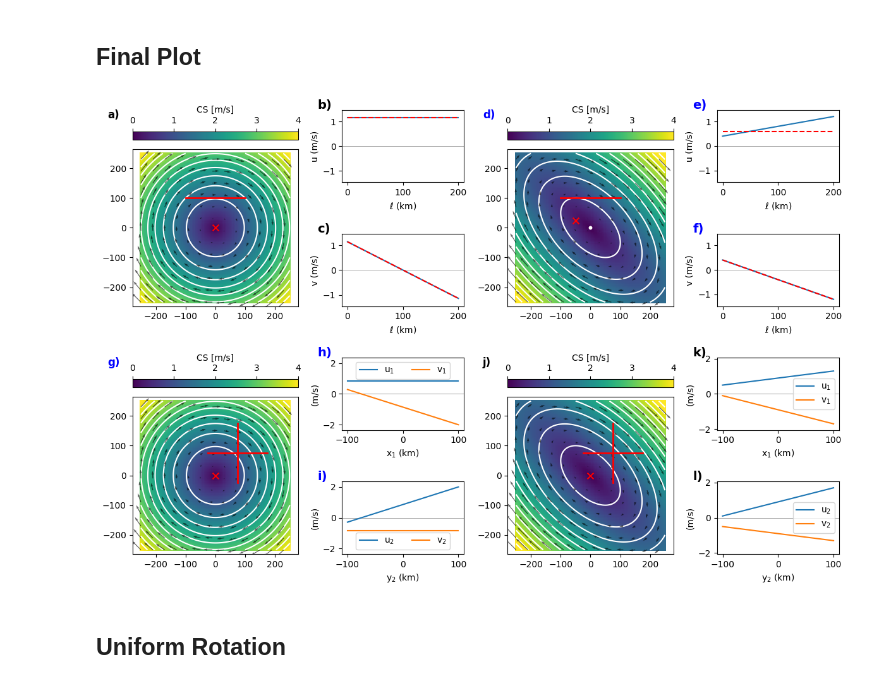
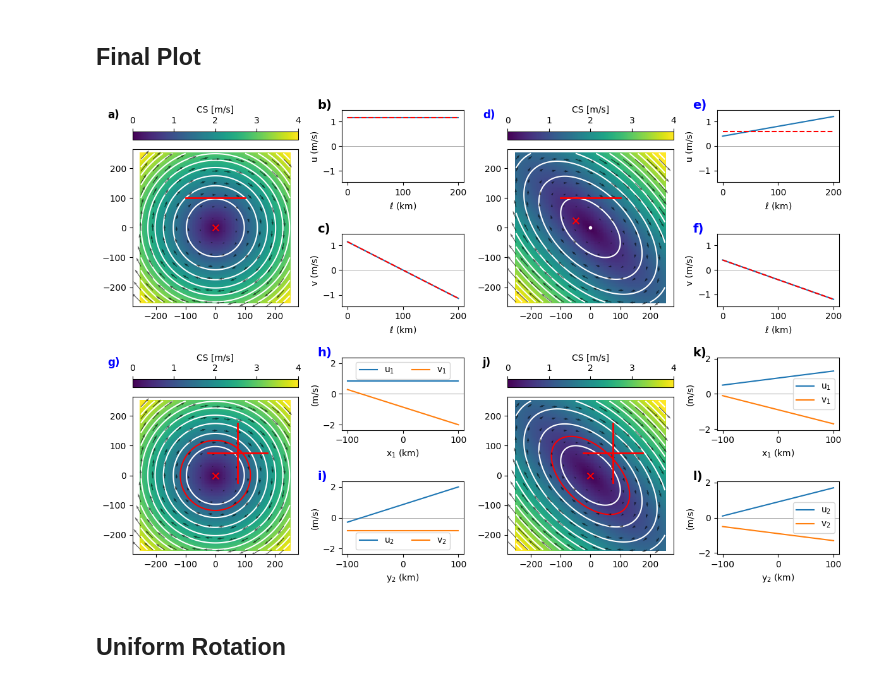
Before and after one commit to regdowse/UNSW-MRes, a Jupyter notebook: MRes/Chapter1/MOCA12.ipynb, the cells around one changed output. Cells and saved outputs as stored; diff of their text form; code cells hidden in the pictures.

```diff
--- a/MRes/Chapter1/MOCA12.ipynb
+++ b/MRes/Chapter1/MOCA12.ipynb
@@ -117,7 +136,7 @@ def tangent_at_root(x, y, root_x, degree=3):
     r2 = 1 - np.sum((y - y_fit)**2) / np.sum((y - np.mean(y))**2) if np.sum((y - np.mean(y))**2) != 0 else 1.0
     return slope, intercept, r2
 
-def moca2(nic, njc, r, u, v, X, Y):
+def dopioe(nic, njc, r, u, v, X, Y):
 
     # Vertical profile along column njc
     u1 = u[nic - r: nic + r + 1, njc]
@@ -144,12 +163,6 @@ def moca2(nic, njc, r, u, v, X, Y):
     C1, C0, r2C = tangent_at_root(yy, u2, root_y)
     D1, D0, r2D = tangent_at_root(yy, v2, root_y)
 
-    # # Scaling factors
-    # r2A = np.inf if np.min(np.abs(u1)) == 0 else 1/np.min(np.abs(u1))
-    # r2B = np.inf if np.min(np.abs(v1)) == 0 else 1/np.min(np.abs(v1))
-    # r2C = np.inf if np.min(np.abs(u2)) == 0 else 1/np.min(np.abs(u2))
-    # r2D = np.inf if np.min(np.abs(v2)) == 0 else 1/np.min(np.abs(v2))
-
     alpha = A0 if r2A > r2C else C0
     beta  = B0 if r2B > r2D else D0
     gamma = A1 if r2A > r2D else -D1
@@ -165,14 +178,16 @@ def moca2(nic, njc, r, u, v, X, Y):
     y0 = (beta * gamma - alpha * B1) / denom
     w = 2 * (q11 + q22)
 
-    return x0 + center_x, y0 + center_y, w, x1, y1, u1, v1, x2, y2, u2, v2, xx, yy
+    Q = np.array([[q11, q12], [q12, q22]])
+
+    return x0 + center_x, y0 + center_y, w, x1, y1, u1, v1, x2, y2, u2, v2, xx, yy, Q
 
 nic = 65
 njc = 65
 r = 20
 
-x0_circ2, y0_circ2, w_circ2, x1_circ2, y1_circ2, u1_circ2, v1_circ2, x2_circ2, y2_circ2, u2_circ2, v2_circ2, xx_circ2, yy_circ2 = moca2(nic, njc, r, u_circ, v_circ, X_circ, Y_circ)
-x0_ell2, y0_ell2, w_ell2, x1_ell2, y1_ell2, u1_ell2, v1_ell2, x2_ell2, y2_ell2, u2_ell2, v2_ell2, xx_ell2, yy_ell2 = moca2(nic, njc, r, u_ell, v_ell, X_ell, Y_ell)
+x0_circ2, y0_circ2, w_circ2, x1_circ2, y1_circ2, u1_circ2, v1_circ2, x2_circ2, y2_circ2, u2_circ2, v2_circ2, xx_circ2, yy_circ2, Q_circ2 = dopioe(nic, njc, r, u_circ, v_circ, X_circ, Y_circ)
+x0_ell2, y0_ell2, w_ell2, x1_ell2, y1_ell2, u1_ell2, v1_ell2, x2_ell2, y2_ell2, u2_ell2, v2_ell2, xx_ell2, yy_ell2, Q_ell2 = dopioe(nic, njc, r, u_ell, v_ell, X_ell, Y_ell)
 # %% [markdown]
 ## Final Plot
 # %%
@@ -182,6 +197,7 @@ fig = plt.figure(figsize=(12, 8))
 gs = gridspec.GridSpec(4, 6, figure=fig, width_ratios=[1, 1, 2, 1, 1, 2])
 alpha = .6
 spacing = 8
+Q_scale = 140
 
 ##### 1 #####
 
@@ -277,8 +293,12 @@ ax_main_left.quiver(X_circ[::spacing, ::spacing], Y_circ[::spacing, ::spacing],
             u_circ[::spacing, ::spacing].T, v_circ[::spacing, ::spacing].T, zorder=3, alpha=alpha)
 ax_main_left.plot(x1_circ2, y1_circ2, 'r', linewidth=2, zorder=3)
 ax_main_left.plot(x2_circ2, y2_circ2, 'r', linewidth=2, zorder=3)
-ax_main_right.scatter(0, 0, color='w', marker='.')
+# ax_main_left.scatter(0, 0, color='w', marker='.')
 ax_main_left.scatter(x0_circ2, y0_circ2, color='r', marker='x', s=50, zorder=4)
+
+x_ellipse, y_ellipse = plot_ellipse(Q_circ2, center=(0, 0), scale=Q_scale)
+ax_main_left.plot(x_ellipse, y_ellipse, 'r')
+
 ax_main_left.axis('equal')
 ax_main_left.text(-0.15, 1.20, 'g)', transform=ax_main_left.transAxes, fontsize=12, fontweight='bold', color='b')
 
@@ -319,38 +339,42 @@ ax_main_right.plot(x1_ell2, y1_ell2, 'r', linewidth=2, zorder=3)
 ax_main_right.plot(x2_ell2, y2_ell2, 'r', linewidth=2, zorder=3)
 # ax_main_right.scatter(0, 0, color='w', marker='.')
 ax_main_right.scatter(x0_ell2, y0_ell2, color='r', marker='x', s=50, zorder=4)
+
+x_ellipse, y_ellipse = plot_ellipse(Q_ell2, center=(0, 0), scale=Q_scale+25)
+ax_main_right.plot(x_ellipse, y_ellipse, 'r')
+
 ax_main_right.axis('equal')
 ax_main_right.text(-0.15, 1.20, 'j)', transform=ax_main_right.transAxes, fontsize=12, fontweight='bold')
 
 #2 Subplot columns (2x1 on the right)
 ax2_right = fig.add_subplot(gs[2, 5])
 ax3_right = fig.add_subplot(gs[3, 5])
 
 ax2_right.plot(xx_ell2, u1_ell2, label=r'u$_1$')
 ax2_right.plot(xx_ell2, v1_ell2, label=r'v$_1$')
 ax2_right.axhline(y=0, color='k', zorder=-1, linewidth=.5, alpha=.5)
 ax2_right.set_ylabel('(m/s)')
 ax2_right.set_xlabel(r'x$_1$ (km)')
 ax2_right.legend(loc='center right')
 ax3_right.plot(yy_ell2, u2_ell2, label=r'u$_2$')
 ax3_right.plot(yy_ell2, v2_ell2, label=r'v$_2$')
 ax3_right.axhline(y=0, color='k', zorder=-1, linewidth=.5, alpha=.5)
 ax3_right.set_ylabel('(m/s)')
 ax3_right.set_xlabel(r'y$_2$ (km)')
 ax3_right.legend(loc='center right')
 
 ax2_right.text(-0.2, 1.15, 'k)', transform=ax2_right.transAxes, fontsize=14, fontweight='bold', va='top', ha='left')
 ax3_right.text(-0.2, 1.15, 'l)', transform=ax3_right.transAxes, fontsize=14, fontweight='bold', va='top', ha='left')
 
 axs = [ax2_right, ax3_right]
 ymin, ymax = min(ax.get_ylim()[0] for ax in axs), max(ax.get_ylim()[1] for ax in axs)
 for ax in axs:
     ax.set_ylim(ymin -.2, ymax + .2)
 
 plt.tight_layout()
 plt.show()
 # %% [output]
-[figure, old version]
+[figure, new version]
 # %% [markdown]
 ## Uniform Rotation
 # %%
```
Also changed, not shown: parts of 2 cells of this notebook, 3 other files.
